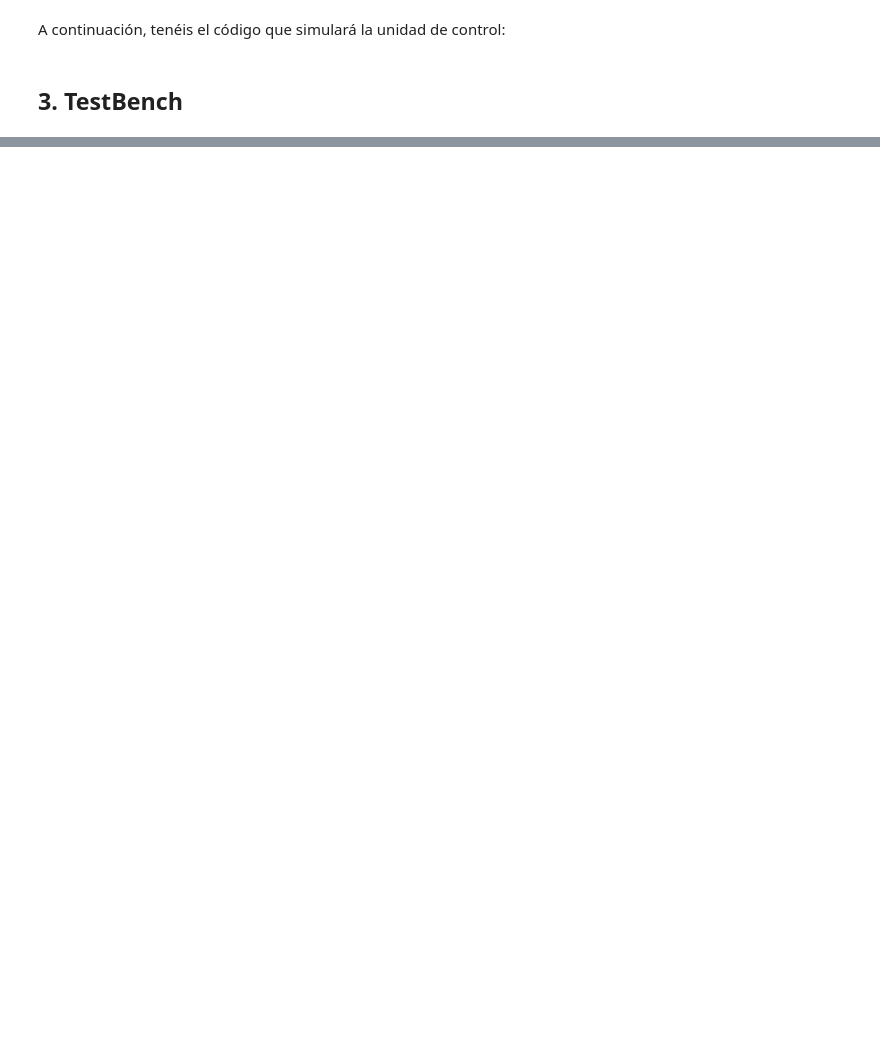
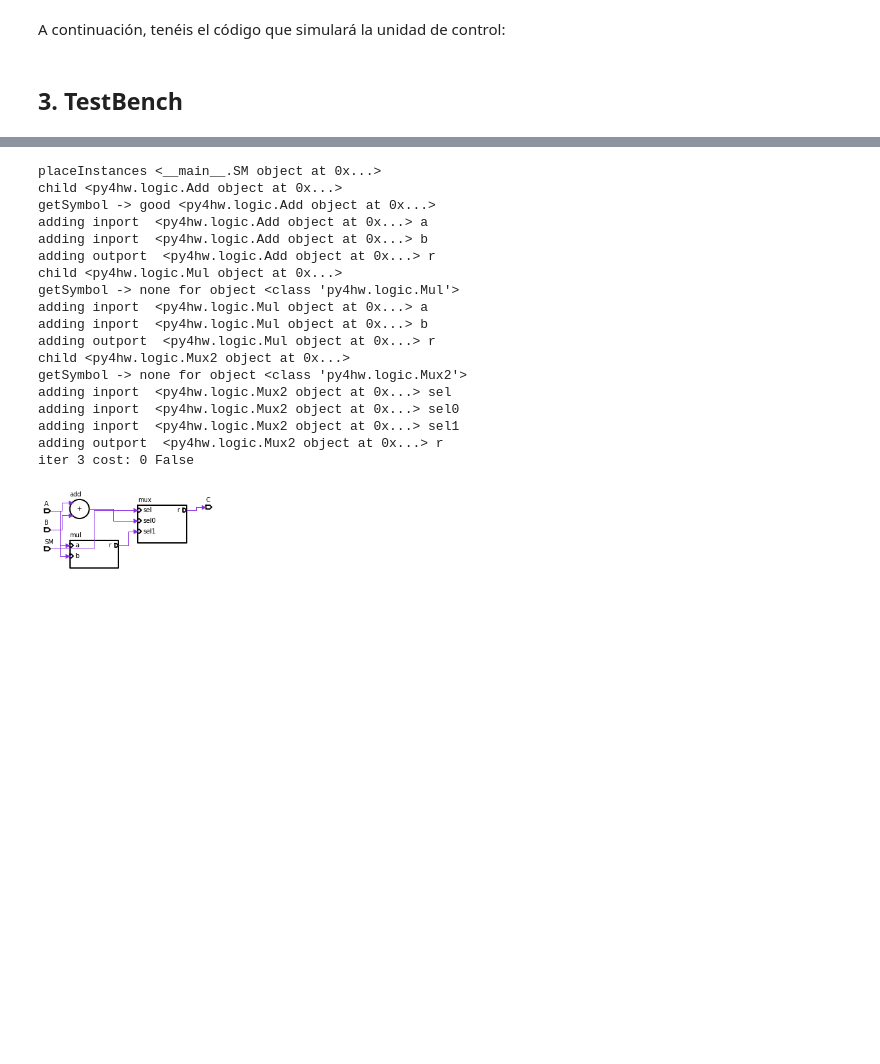
Before and after one commit to ThePituLegend/py4hw-examples, a Jupyter notebook: UP_UC_amb_Muxes.ipynb, the cells around one changed output, grey strips where cells are left out. Drawn from its saved outputs; the diff is of its cells as text; code cells hidden in the pictures; blank space fills up the shorter version.

Commit message:
Added Schematics (WIP)

```diff
--- a/UP_UC_amb_Muxes.ipynb
+++ b/UP_UC_amb_Muxes.ipynb
@@ -115,6 +101,9 @@ class SM(Logic):
         self.add = Add(self, "add", a, b, o_s)
         self.mul = Mul(self, "mul", a, b, o_m)
         self.mux = Mux2(self, "mux", sel, o_s, o_m, self.c)
+
+    def schematic(self):
+      Schematic(self)
 # %% [markdown]
 Las entradas a los registros Reg1 y Reg2 vienen siempre del módulo S/M, con lo cual conectaremos directamente la salida de S/M a la entrada de ambos registros. Las entradas al módulo S/M, sin embargo, varían en cada uno de los ciclos de reloj. Como hay 5 posibles configuraciones de entrada, añadiremos un multiplexor 8 a 1 de 32 bits en cada una de las entradas al módulo S/M de modo que, dependiendo del valor que tomen las señales se_SM (seleccionar entrada a S/M) lleguen al módulo S/M las entradas correspondientes a cada ciclo de reloj. La Unidad de Control, que todavía no hemos estudiado, será la encargada de generar los valores adecuados de se_SM en cada ciclo.
 # %% [markdown]
@@ -171,6 +160,9 @@ class ProcUnit(Logic):
         # Registers
         self.R1 = Reg(self, "R1", smOut, ld_R1, OUT)
         self.R2 = Reg(self, "R2", smOut, ld_R2, R2Out)
+
+    def schematic(self):
+      Schematic(self)
 # %% [markdown]
 ## 2. Unidad de Control
 # %% [markdown]
@@ -316 +306,23 @@ draw(sim.get_waveform("Diagrama"))
 [interactive output not drawn]
+# %%
+proc.smModule.schematic()
+# %% [output]
+placeInstances <__main__.SM object at 0x...>
+child <py4hw.logic.Add object at 0x...>
+getSymbol -> good <py4hw.logic.Add object at 0x...>
+adding inport  <py4hw.logic.Add object at 0x...> a
+adding inport  <py4hw.logic.Add object at 0x...> b
+adding outport  <py4hw.logic.Add object at 0x...> r
+child <py4hw.logic.Mul object at 0x...>
+getSymbol -> none for object <class 'py4hw.logic.Mul'>
+adding inport  <py4hw.logic.Mul object at 0x...> a
+adding inport  <py4hw.logic.Mul object at 0x...> b
+adding outport  <py4hw.logic.Mul object at 0x...> r
+child <py4hw.logic.Mux2 object at 0x...>
+getSymbol -> none for object <class 'py4hw.logic.Mux2'>
+adding inport  <py4hw.logic.Mux2 object at 0x...> sel
+adding inport  <py4hw.logic.Mux2 object at 0x...> sel0
+adding inport  <py4hw.logic.Mux2 object at 0x...> sel1
+adding outport  <py4hw.logic.Mux2 object at 0x...> r
+iter 3 cost: 0 False
+[figure, added]
```
Also changed, not shown: parts of 7 cells of this notebook.
